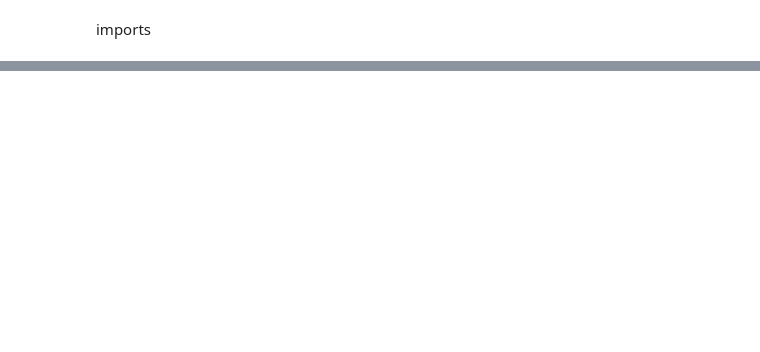
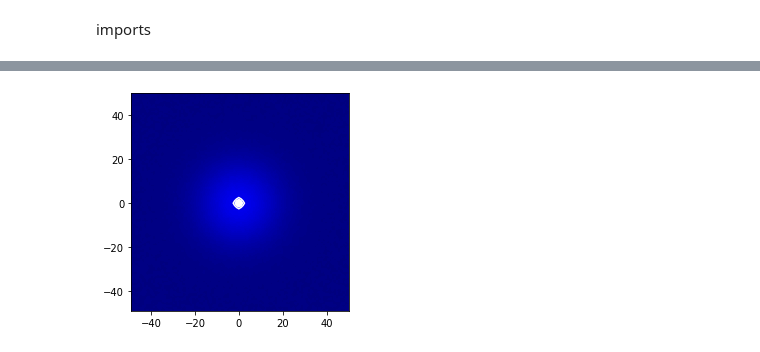
Before and after one commit to alec-gironda/Bose-Einstein-Condensate-NN, a Jupyter notebook: gaussian_fit.ipynb, the cells around one changed output, grey strips where cells are left out. Drawn from its saved outputs; the diff is of its cells as text; code cells hidden in the pictures; blank space fills up the shorter version.

```diff
--- a/gaussian_fit.ipynb
+++ b/gaussian_fit.ipynb
@@ -603,0 +109,8 @@ ng_fit_N_rmse
+# %%
+pxy = mean_test_im/summ_all_mean
+px = np.sum(pxy,axis = 1)
+res = px * np.linspace(-49, 50, 100)
+# stdev_mean_cols = np.std(summ_mean)
+# stdev_mean_cols
+expected_val_x = np.sum(res)
+expected_val_x2 = np.sum(px * np.linspace(-49, 50, 100) ** 2)
@@ -603,0 +212,34 @@ ng_fit_N_rmse
+# %%
+normalized_noisy_ims = []
+for im in noisy_ims:
+    normalized_noisy_ims.append((im - np.min(im))/np.max(im))
+normalized_noisy_ims = np.stack(normalized_noisy_ims)
+# %%
+initial_guess = (0,0,50000,175)
+noisy_preds = []
+noisy_origins = []
+for i,im in enumerate(normalized_noisy_ims):
+    popt, _ = opt.curve_fit(analytical_eq, (x, y), im.ravel(), p0=initial_guess)
+    xo,yo = popt[:2]
+    pred_No = popt[2]
+    pred_T = popt[3]
+    if pred_No < 0:
+        pred_No = 0
+    if pred_T < 0:
+        pred_T = 0
+    noisy_preds.append((pred_T,pred_No))
+    noisy_origins.append((xo,yo))
+
+noisy_preds = np.asarray(noisy_preds)
+# %%
+check_indx = 0
+# %%
+data_fitted = analytical_eq((x, y), *noisy_origins[check_indx],*noisy_preds[check_indx][::-1])
+
+fig, ax = plt.subplots(1, 1)
+ax.imshow(normalized_noisy_ims[0].reshape(100, 100), cmap=plt.cm.jet, origin='lower',
+    extent=(x.min(), x.max(), y.min(), y.max()))
+ax.contour(x, y, data_fitted.reshape(100, 100),10, colors='w')
+plt.show()
+# %% [output]
+[figure, added]
```
Also changed, not shown: parts of 116 cells of this notebook.
